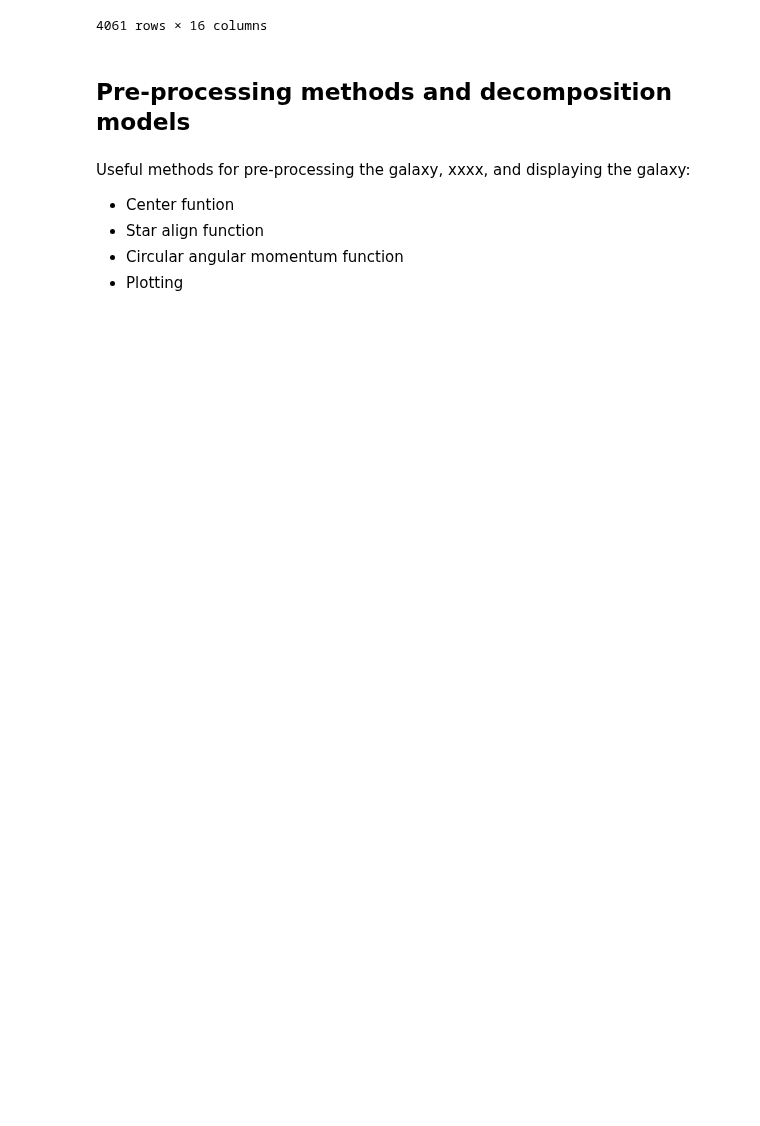
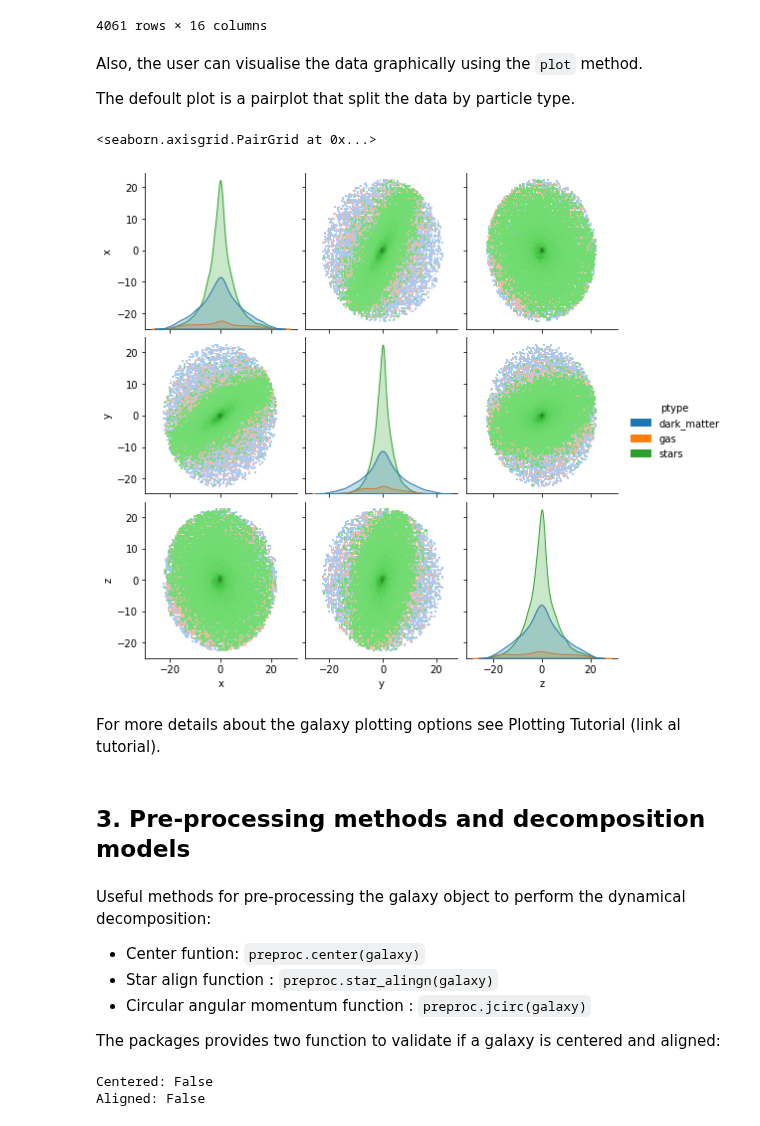
Before and after one commit to vcristiani/galaxy-chop, a Jupyter notebook: docs/source/tutorials/galaxies.ipynb, the cells around one changed output. Drawn from its saved outputs; the diff is of its cells as text; code cells hidden in the pictures; blank space fills up the shorter version.

Commit message:
tutorial galaxies

```diff
--- a/docs/source/tutorials/galaxies.ipynb
+++ b/docs/source/tutorials/galaxies.ipynb
@@ -335,13 +353,30 @@ gal.gas.to_dataframe()
 | 4059 | gas | 2 | 1.456959e+06 | -6.880090 | 0.314529 | -6.284694 | -261.390251 | 69.243408 | -137.456593 | 0.0 | -132205.106762 | ... |
 | 4060 | gas | 2 | 1.760536e+06 | -7.371887 | 2.670409 | -6.167000 | -282.899384 | 138.414307 | -134.297680 | 0.0 | -127609.955549 | ... |
 4061 rows × 16 columns
+# %% [markdown]
+Also, the user can visualise the data graphically using the `plot` method.
+
+The defoult plot is a pairplot that split the data by particle type.
+# %%
+gal.plot()
+# %% [output]
+<seaborn.axisgrid.PairGrid at 0x...>
+[figure, added]
+# %% [markdown]
+For more details about the galaxy plotting options see Plotting Tutorial (link al tutorial).
 # %% [markdown]
-## Pre-processing methods and decomposition models
+## 3. Pre-processing methods and decomposition models
 # %% [markdown]
+Useful methods for pre-processing the galaxy object to perform the dynamical decomposition:
 
-Useful methods for pre-processing the galaxy, xxxx, and displaying the galaxy:
+ - Center funtion: `preproc.center(galaxy)`
+ - Star align function : `preproc.star_alingn(galaxy)`
+ - Circular angular momentum function : `preproc.jcirc(galaxy)`
 
- - Center funtion
- - Star align function
- - Circular angular momentum function
- - Plotting
+The packages provides two function to validate if a galaxy is centered and aligned:
+# %%
+print("Centered:", gchop.preproc.is_centered(gal))
+print("Aligned:", gchop.preproc.is_star_aligned(gal))
+# %% [output]
+Centered: False
+Aligned: False
```
Also changed, not shown: parts of 76 cells of this notebook.
